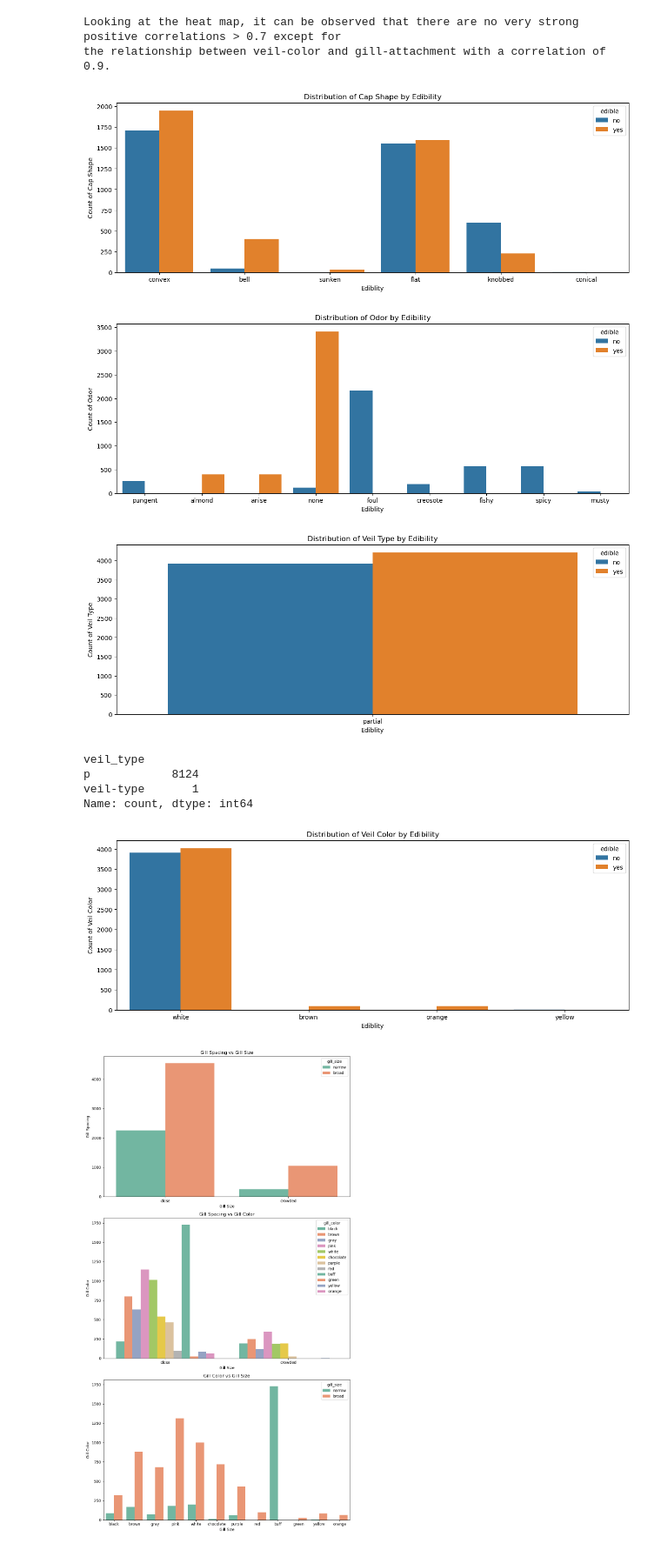
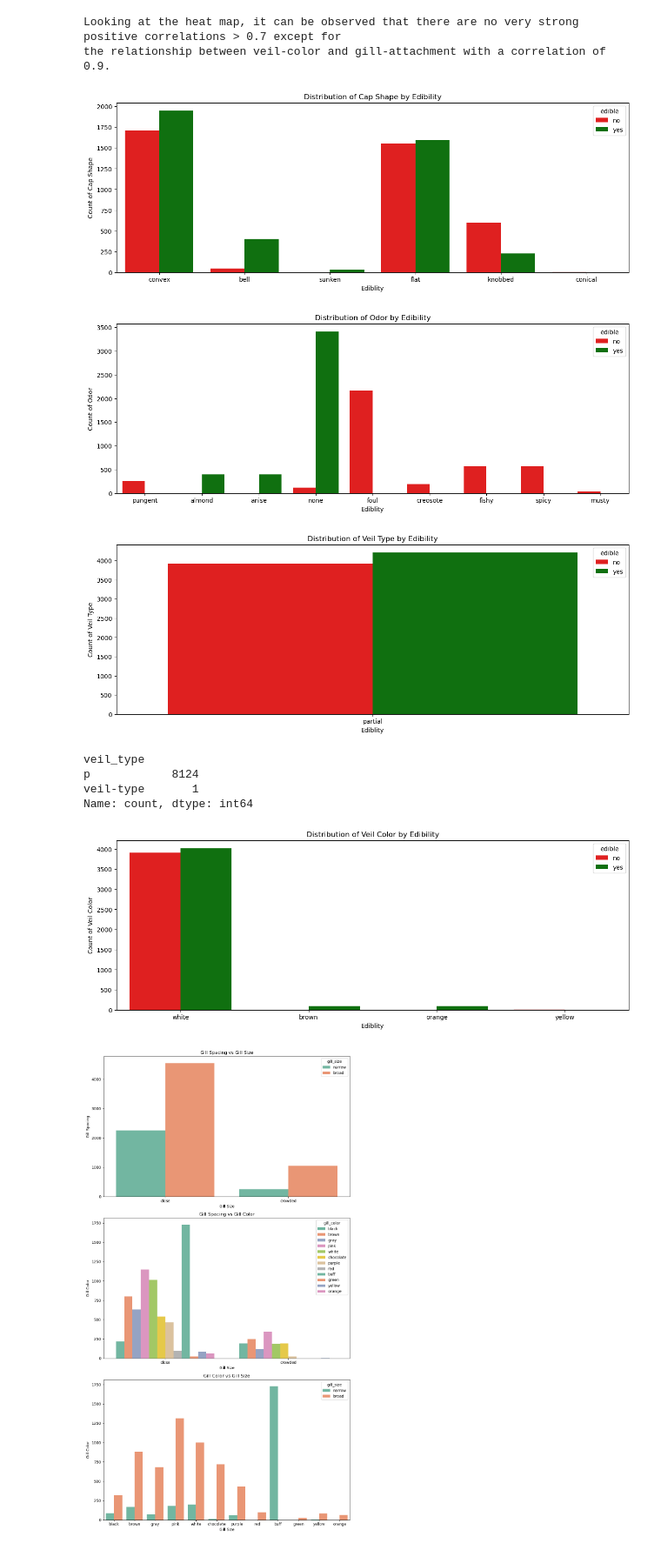
Before and after one commit to alarmedWater/ML, a Jupyter notebook: jp_abgabe2.ipynb, the cells around one changed output. Shown at 87% size. Drawn from its saved outputs; the diff is of its cells as text; code cells hidden in the pictures.

```diff
--- a/jp_abgabe2.ipynb
+++ b/jp_abgabe2.ipynb
@@ -385,7 +385,9 @@ the relationship between veil-color and gill-attachment with a correlation of 0.
 labeled_data = data.copy() # using the previously defined shape_names dict the full names on the x-axis can be displayed
 labeled_data['cap_shape'] = labeled_data['cap_shape'].map(shape_names)
 
-sns.countplot(x='cap_shape', hue='edible', data=labeled_data)   # I found this 'paired bar' plot, which I think visualizes the
+palette = {'yes': 'green', 'no': 'red'}
+
+sns.countplot(x='cap_shape', hue='edible', data=labeled_data, palette=palette)   # I found this 'paired bar' plot, which I think visualizes the
                                                         # relationsip between edibility and cap shape better than the prevoius heatmap
 
 plt.title('Distribution of Cap Shape by Edibility')
@@ -396,7 +398,7 @@ plt.show()
 
 # Auch eine schone Visualisierung. Wir sollten schauen welche Visualisierung für uns am besten passt.
 # %% [output]
-[figure, old version]
+[figure, new version]
 # %%
 # 9. Creating a box-plot out of the numeric data for odor:
 
@@ -406,7 +408,9 @@ odor_names = {'a': 'almond', 'l': 'anise', 'c': 'creosote', 'y': 'fishy', 'f': '
 labeled_data = data.copy()
 labeled_data['odor'] = labeled_data['odor'].map(odor_names)
 
-sns.countplot(x='odor', hue='edible', data=labeled_data)   # I found this 'paired bar' plot, which I think visualizes the
+palette = {'yes': 'green', 'no': 'red'}
+
+sns.countplot(x='odor', hue='edible', data=labeled_data, palette=palette)   # I found this 'paired bar' plot, which I think visualizes the
                                                         # relationsip between edibility and cap shape better than the prevoius heatmap
 
 plt.title('Distribution of Odor by Edibility')
@@ -414,28 +418,30 @@ plt.xlabel('Ediblity')
 plt.ylabel('Count of Odor')
 plt.show()
 # %% [output]
-[figure, old version]
+[figure, new version]
 # %%
 # 9. Creating a box-plot out of the numeric data for veil_type:
 
 # Rename values for better readability again
 veil_type_names = {'p': 'partial', 'u': 'universal'}
 
 labeled_data = data.copy()
 labeled_data['veil_type'] = labeled_data['veil_type'].map(veil_type_names)
 
-sns.countplot(x='veil_type', hue='edible', data=labeled_data)   # I found this 'paired bar' plot, which I think visualizes the
+palette = {'yes': 'green', 'no': 'red'}
+
+sns.countplot(x='veil_type', hue='edible', data=labeled_data, palette=palette)   # I found this 'paired bar' plot, which I think visualizes the
                                                         # relationsip between edibility and cap shape better than the prevoius heatmap
 
 plt.title('Distribution of Veil Type by Edibility')
 plt.xlabel('Ediblity')
 plt.ylabel('Count of Veil Type')
 plt.show()
 
 # universal wird nicht angezeigt, da es nicht im Datensatz vorhanden ist. Man könnte das Merkmal löschen, weil es in dem Datensatz nichts nützt.
 # Es ist jedeoch denkbar, dass es in einem zukünftigen Datensatz vorkommt. Daher bleibt es drin.
 # %% [output]
-[figure, old version]
+[figure, new version]
 # %%
 # Noch mal nachgeschaut
 
@@ -456,7 +462,9 @@ veil_color_names = {'n': 'brown', 'o': 'orange', 'w': 'white', 'y': 'yellow'}
 labeled_data = data.copy()
 labeled_data['veil_color'] = labeled_data['veil_color'].map(veil_color_names)
 
-sns.countplot(x='veil_color', hue='edible', data=labeled_data)   # I found this 'paired bar' plot, which I think visualizes the
+palette = {'yes': 'green', 'no': 'red'}
+
+sns.countplot(x='veil_color', hue='edible', data=labeled_data, palette=palette)   # I found this 'paired bar' plot, which I think visualizes the
                                                         # relationsip between edibility and cap shape better than the prevoius heatmap
 
 plt.title('Distribution of Veil Color by Edibility')
@@ -469,7 +477,7 @@ plt.show()
 # Es ist jedeoch denkbar, dass es in einem zukünftigen Datensatz anders ist. Daher bleibt es drin.
 # Bei gill_attachment und ring_number ist es ebenfalls sehr ungleich verteilt.
 # %% [output]
-[figure, old version]
+[figure, new version]
 # %%
 # 3 subplots with the attributes gill_spacing_gill_size and gill_color
 
```
